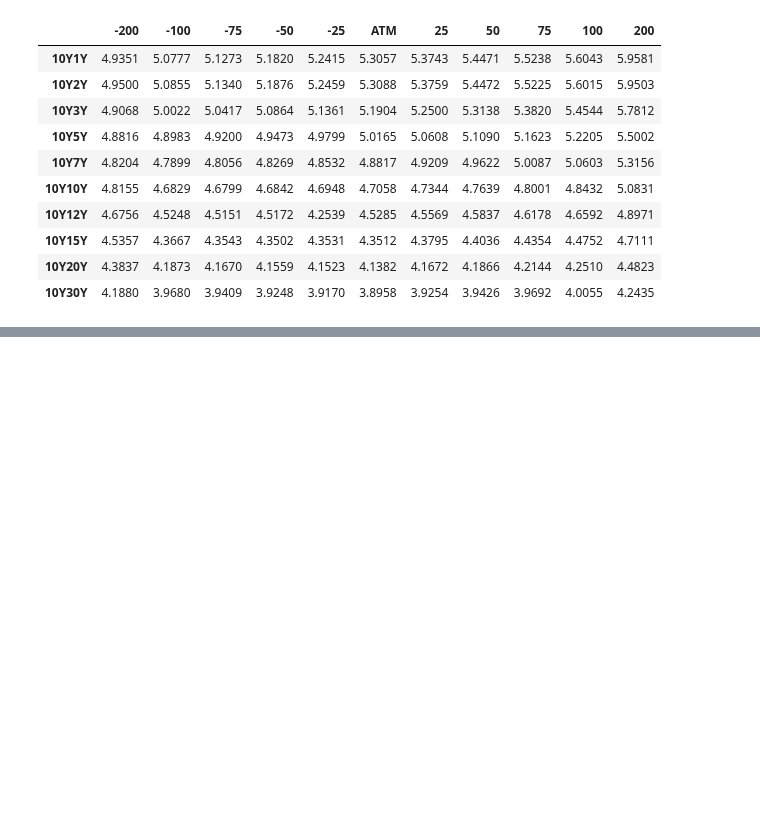
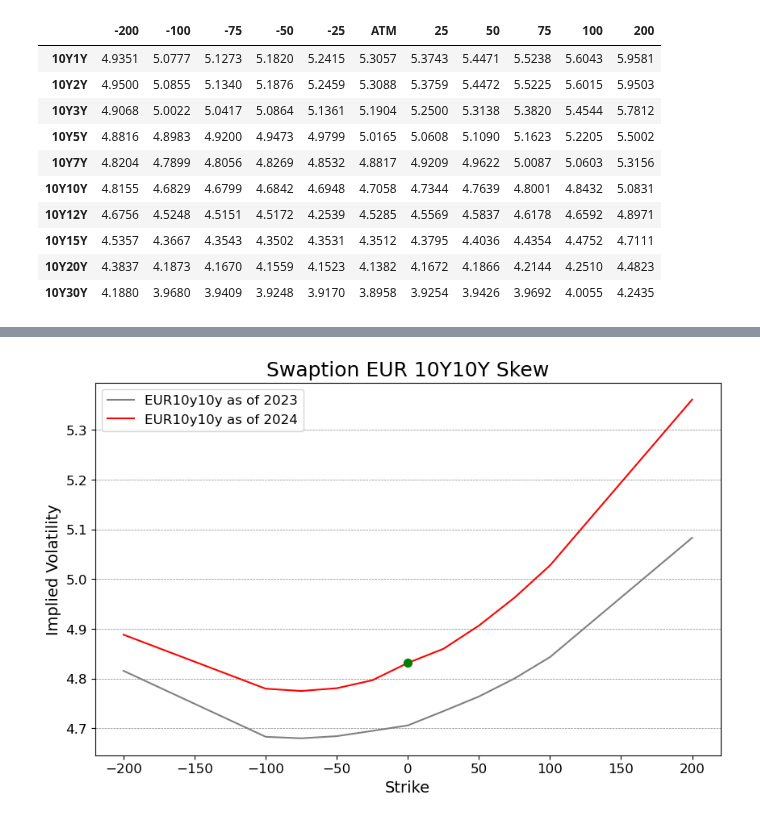
Before and after one commit to NannaOhrt/master_thesis, a Jupyter notebook: main/code/swaption_skew.ipynb, the cells around one changed output, grey strips where cells are left out. Saved outputs shown, nothing was run; the diff lists cells and outputs as text; code cells hidden in the pictures; blank space fills up the shorter version.

```diff
--- a/main/code/swaption_skew.ipynb
+++ b/main/code/swaption_skew.ipynb
@@ -60,0 +85,37 @@ df_OTM_2023
+# %%
+import matplotlib.pyplot as plt
+
+# Your existing data preparation code...
+# Extract the '10Y10Y' row from the original dataframe
+ten_y_ten_y_2023 = df_OTM_2023.loc['10Y10Y']
+ten_y_ten_y_2024 = df_OTM_2024.loc['10Y10Y']
+
+# Convert indices to integer deltas (spread measure in bps)
+OTM_10Y10Y_2023 = ten_y_ten_y_2023.index.str.replace('ATM', '0').astype(int)
+OTM_10Y10Y_2024 = ten_y_ten_y_2024.index.str.replace('ATM', '0').astype(int)
+
+plt.figure(figsize=(10, 6))
+plt.plot(OTM_10Y10Y_2023, ten_y_ten_y_2023.values, color='grey', label='EUR10y10y as of 2023')
+plt.plot(OTM_10Y10Y_2024, ten_y_ten_y_2024.values, color='red', label='EUR10y10y as of 2024')
+
+# Assuming the y-values for x=0 are directly obtainable from your data
+y_value_2023 = ten_y_ten_y_2023.get('0', None)  # Use .get() with default None or appropriate fallback
+y_value_2024 = ten_y_ten_y_2024.get('0', None)
+
+# If y-values for x=0 exist, plot them
+if y_value_2023 is not None:
+    plt.scatter(0, y_value_2023, color='blue', s=50, zorder=5)
+if y_value_2024 is not None:
+    plt.scatter(0, y_value_2024, color='green', s=50, zorder=5)
+
+# The rest of your plotting code
+plt.title('Swaption EUR 10Y10Y Skew', fontsize=18)
+plt.xlabel('Strike', fontsize=14)
+plt.ylabel('Implied Volatility', fontsize=14)
+plt.xticks(fontsize=12)
+plt.yticks(fontsize=12)
+plt.grid(axis='y', color='gray', linestyle='--', linewidth=0.5)
+plt.legend(fontsize=12)
+plt.show()
+# %% [output]
+[figure, added]
```
Also changed, not shown: parts of 3 cells of this notebook.
